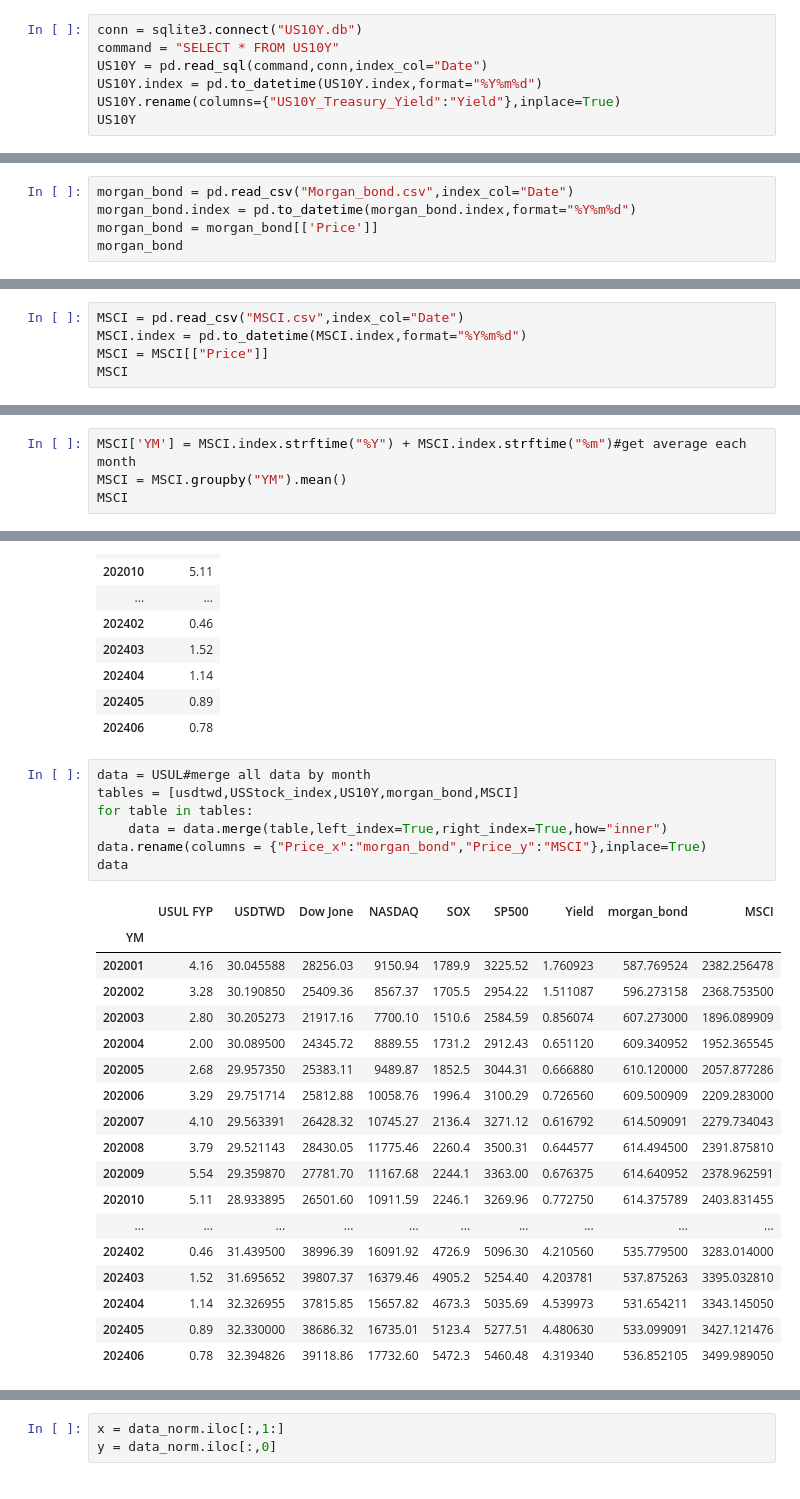
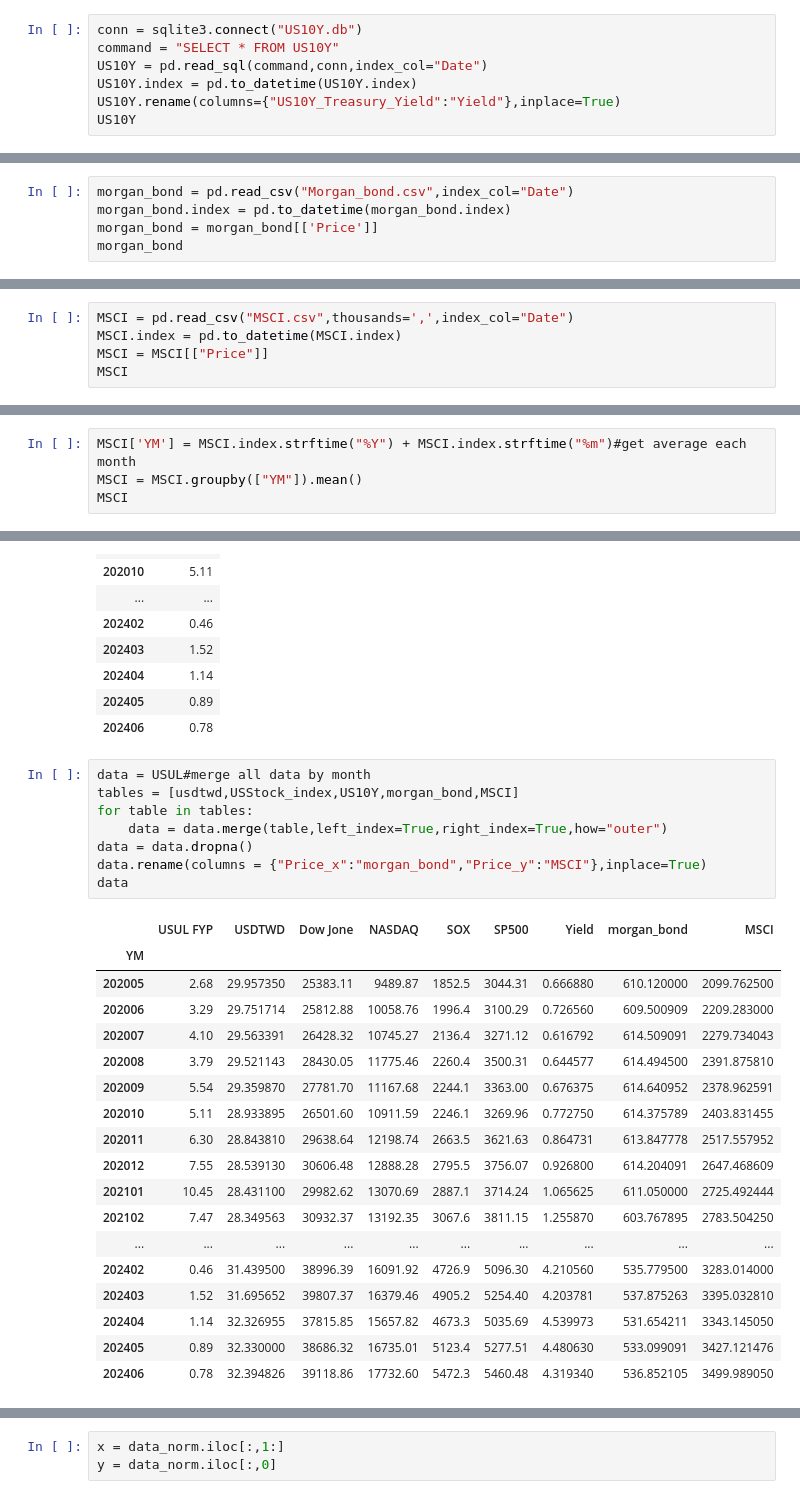
Before and after one commit to Suweihsiang/USDUL, a Jupyter notebook: analysis.ipynb, the cells around one changed output, grey strips where cells are left out. Cells and saved outputs as stored; diff of their text form.

```diff
--- a/analysis.ipynb
+++ b/analysis.ipynb
@@ -48,7 +50,7 @@ USStock_index
 conn = sqlite3.connect("US10Y.db")
 command = "SELECT * FROM US10Y"
 US10Y = pd.read_sql(command,conn,index_col="Date")
-US10Y.index = pd.to_datetime(US10Y.index,format="%Y%m%d")
+US10Y.index = pd.to_datetime(US10Y.index)
 US10Y.rename(columns={"US10Y_Treasury_Yield":"Yield"},inplace=True)
 US10Y
 # %% [output]
@@ -69,6 +71,6 @@ US10Y
 # %%
 morgan_bond = pd.read_csv("Morgan_bond.csv",index_col="Date")
-morgan_bond.index = pd.to_datetime(morgan_bond.index,format="%Y%m%d")
+morgan_bond.index = pd.to_datetime(morgan_bond.index)
 morgan_bond = morgan_bond[['Price']]
 morgan_bond
 # %% [output]
@@ -89,6 +91,6 @@ morgan_bond
 # %%
-MSCI = pd.read_csv("MSCI.csv",index_col="Date")
-MSCI.index = pd.to_datetime(MSCI.index,format="%Y%m%d")
+MSCI = pd.read_csv("MSCI.csv",thousands=',',index_col="Date")
+MSCI.index = pd.to_datetime(MSCI.index)
 MSCI = MSCI[["Price"]]
 MSCI
 # %% [output]
@@ -186,6 +192,6 @@ morgan_bond
 # %%
 MSCI['YM'] = MSCI.index.strftime("%Y") + MSCI.index.strftime("%m")#get average each month
-MSCI = MSCI.groupby("YM").mean()
+MSCI = MSCI.groupby(["YM"]).mean()
 MSCI
 # %% [output]
 |  | Price |
@@ -228,23 +238,24 @@ USUL
 # %%
 data = USUL#merge all data by month
 tables = [usdtwd,USStock_index,US10Y,morgan_bond,MSCI]
 for table in tables:
-    data = data.merge(table,left_index=True,right_index=True,how="inner")
+    data = data.merge(table,left_index=True,right_index=True,how="outer")
+data = data.dropna()
 data.rename(columns = {"Price_x":"morgan_bond","Price_y":"MSCI"},inplace=True)
 data
 # %% [output]
 |  | USUL FYP | USDTWD | Dow Jone | NASDAQ | SOX | SP500 | Yield | morgan_bond | MSCI |
 | YM |  |  |  |  |  |  |  |  |  |
-| 202001 | 4.16 | 30.045588 | 28256.03 | 9150.94 | 1789.9 | 3225.52 | 1.760923 | 587.769524 | 2382.256478 |
-| 202002 | 3.28 | 30.190850 | 25409.36 | 8567.37 | 1705.5 | 2954.22 | 1.511087 | 596.273158 | 2368.753500 |
-| 202003 | 2.80 | 30.205273 | 21917.16 | 7700.10 | 1510.6 | 2584.59 | 0.856074 | 607.273000 | 1896.089909 |
-| 202004 | 2.00 | 30.089500 | 24345.72 | 8889.55 | 1731.2 | 2912.43 | 0.651120 | 609.340952 | 1952.365545 |
-| 202005 | 2.68 | 29.957350 | 25383.11 | 9489.87 | 1852.5 | 3044.31 | 0.666880 | 610.120000 | 2057.877286 |
+| 202005 | 2.68 | 29.957350 | 25383.11 | 9489.87 | 1852.5 | 3044.31 | 0.666880 | 610.120000 | 2099.762500 |
 | 202006 | 3.29 | 29.751714 | 25812.88 | 10058.76 | 1996.4 | 3100.29 | 0.726560 | 609.500909 | 2209.283000 |
 | 202007 | 4.10 | 29.563391 | 26428.32 | 10745.27 | 2136.4 | 3271.12 | 0.616792 | 614.509091 | 2279.734043 |
 | 202008 | 3.79 | 29.521143 | 28430.05 | 11775.46 | 2260.4 | 3500.31 | 0.644577 | 614.494500 | 2391.875810 |
 | 202009 | 5.54 | 29.359870 | 27781.70 | 11167.68 | 2244.1 | 3363.00 | 0.676375 | 614.640952 | 2378.962591 |
 | 202010 | 5.11 | 28.933895 | 26501.60 | 10911.59 | 2246.1 | 3269.96 | 0.772750 | 614.375789 | 2403.831455 |
+| 202011 | 6.30 | 28.843810 | 29638.64 | 12198.74 | 2663.5 | 3621.63 | 0.864731 | 613.847778 | 2517.557952 |
+| 202012 | 7.55 | 28.539130 | 30606.48 | 12888.28 | 2795.5 | 3756.07 | 0.926800 | 614.204091 | 2647.468609 |
+| 202101 | 10.45 | 28.431100 | 29982.62 | 13070.69 | 2887.1 | 3714.24 | 1.065625 | 611.050000 | 2725.492444 |
+| 202102 | 7.47 | 28.349563 | 30932.37 | 13192.35 | 3067.6 | 3811.15 | 1.255870 | 603.767895 | 2783.504250 |
 | ... | ... | ... | ... | ... | ... | ... | ... | ... | ... |
 | 202402 | 0.46 | 31.439500 | 38996.39 | 16091.92 | 4726.9 | 5096.30 | 4.210560 | 535.779500 | 3283.014000 |
 | 202403 | 1.52 | 31.695652 | 39807.37 | 16379.46 | 4905.2 | 5254.40 | 4.203781 | 537.875263 | 3395.032810 |
```
Also changed, not shown: parts of 17 cells of this notebook, 1 other file.
